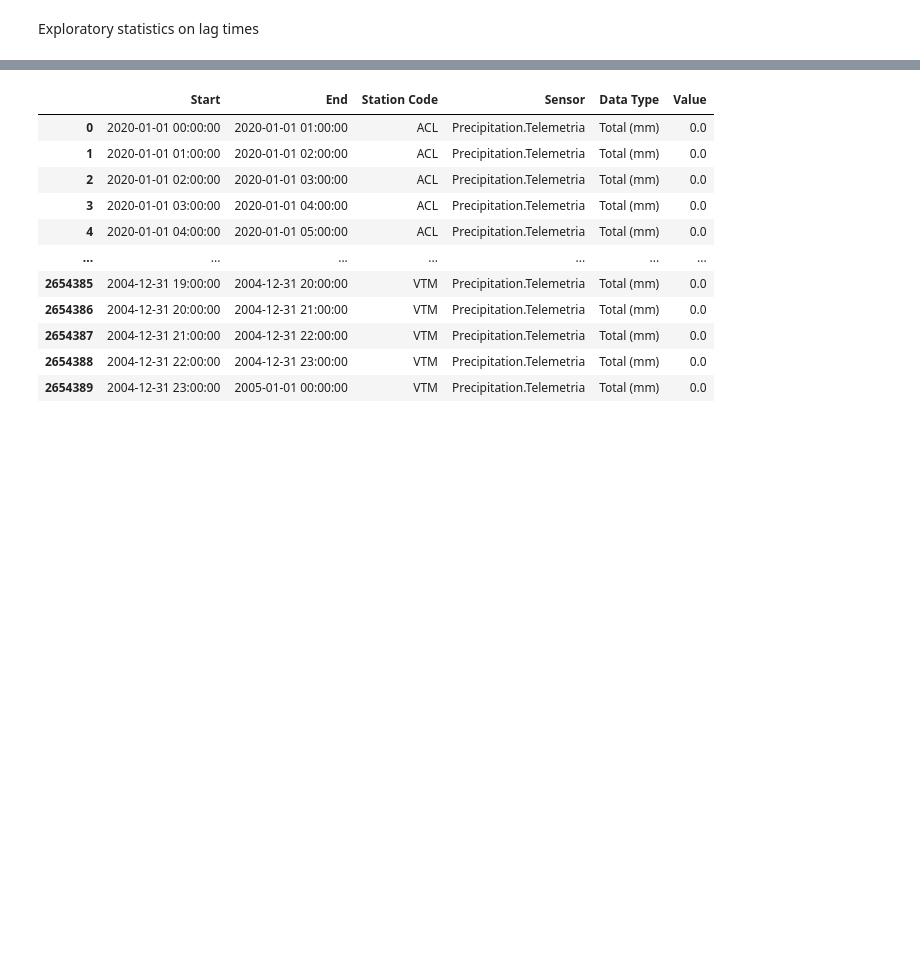
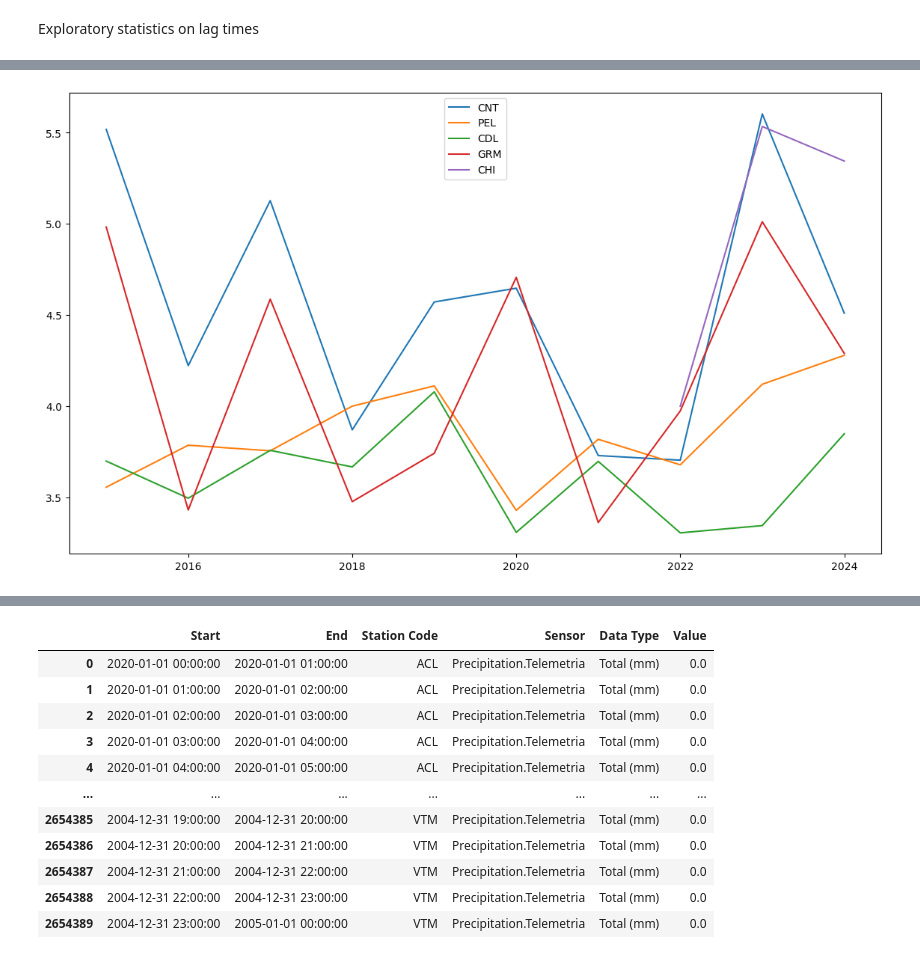
Before and after one commit to IanMalcolm1/PanamaLagWork, a Jupyter notebook: scripts/visualizations/visualizations.ipynb, the cells around one changed output, grey strips where cells are left out. Cells and saved outputs as stored; diff of their text form; code cells hidden in the pictures; blank space fills up the shorter version.

```diff
--- a/scripts/visualizations/visualizations.ipynb
+++ b/scripts/visualizations/visualizations.ipynb
@@ -212 +305,11 @@ lag_df
+# %%
+fig, ax = plt.subplots(figsize=(14, 8))
+for station_id in stations:
+    yearly_means_slice = yearly_lag_data[yearly_lag_data['StageStation'] == station_id]
+    ax.plot(yearly_means_slice['year'], yearly_means_slice['LagMean'], '-', label=station_id)
+
+ax.legend()
+plt.show()
+# %% [output]
+[figure, added]
 # %%
```
Also changed, not shown: parts of 16 cells of this notebook, 6 other files.
